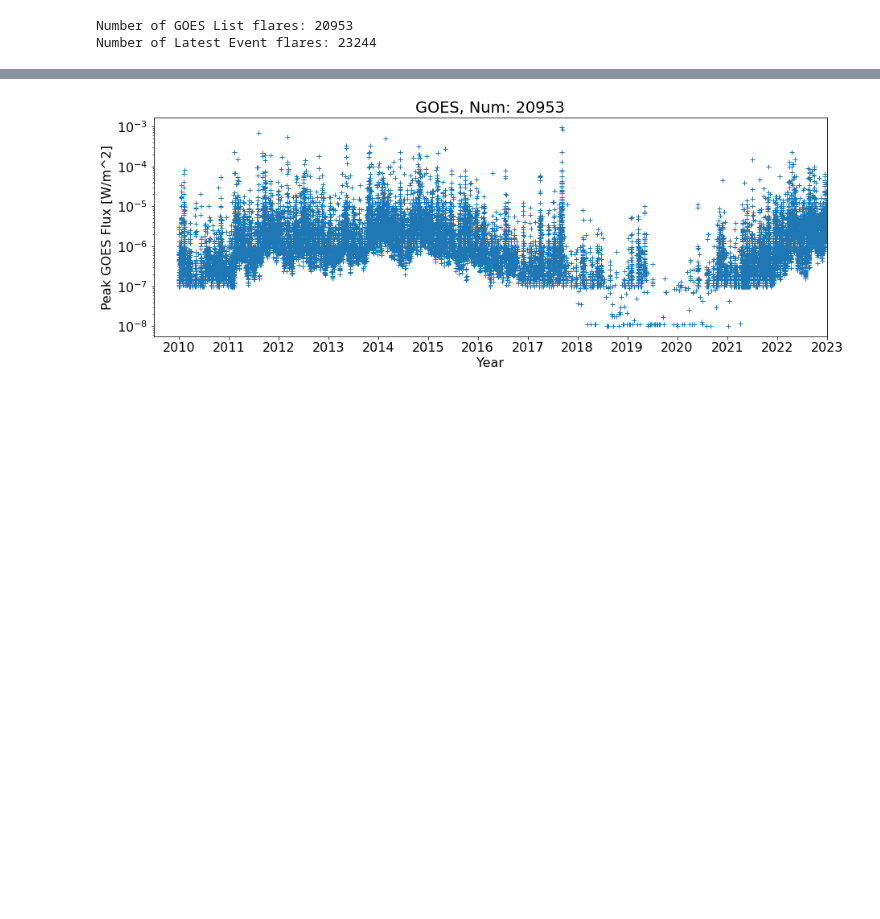
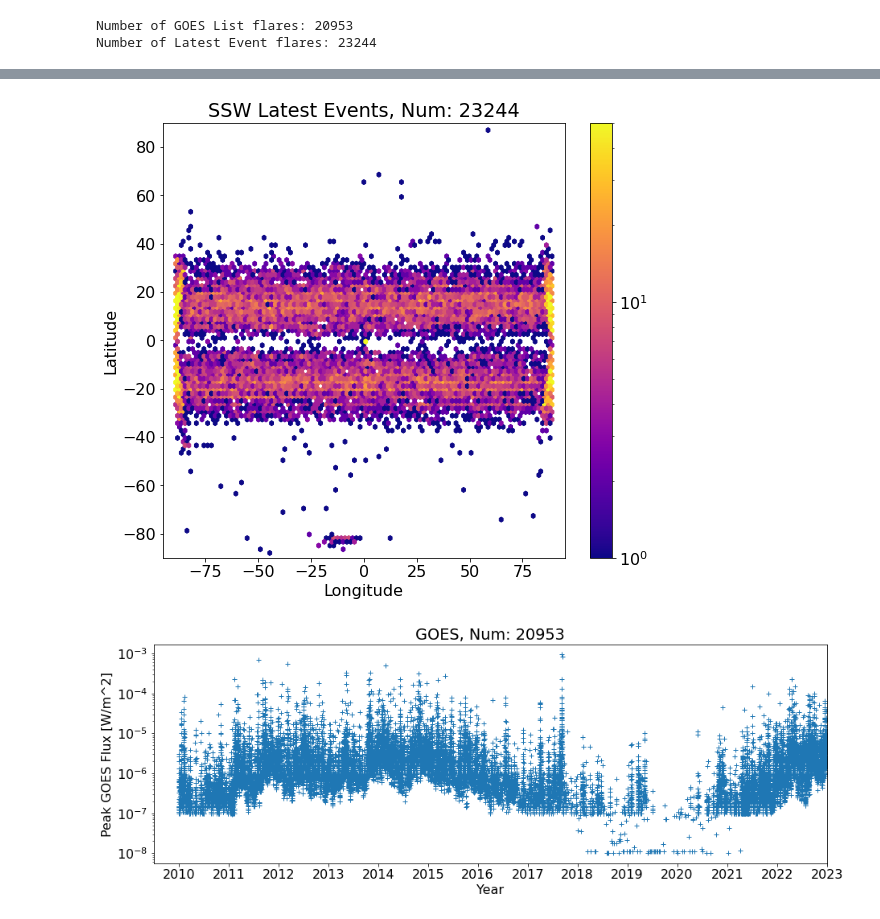
Before and after one commit to ianan/xrs_example, a Jupyter notebook: hek_fl_test.ipynb, the cells around one changed output, grey strips where cells are left out. Cells and saved outputs as stored; diff of their text form; code cells hidden in the pictures; blank space fills up the shorter version.

```diff
--- a/hek_fl_test.ipynb
+++ b/hek_fl_test.ipynb
@@ -121,3 +121,16 @@ plt.show()
+# %%
+fig,ax=plt.subplots(figsize=(9,8))
+plt.hexbin(hgxs,hgys,gridsize=100,cmap='plasma',\
+          norm=matplotlib.colors.LogNorm(vmin=1, vmax=50))
+ax.set_ylabel('Latitude')
+ax.set_xlabel('Longitude')
+ax.set_xlim([-95,95])
+ax.set_ylim([-90,90])
+ax.set_title(f'SSW Latest Events, Num: {len(sts):d}')
+plt.colorbar()
+plt.show()
+# %% [output]
+[figure, added]
 # %%
 # Change GOES Class back into a peak flux
 gfg=np.zeros(len(gcg))
```
Also changed, not shown: parts of 1 cell of this notebook.
